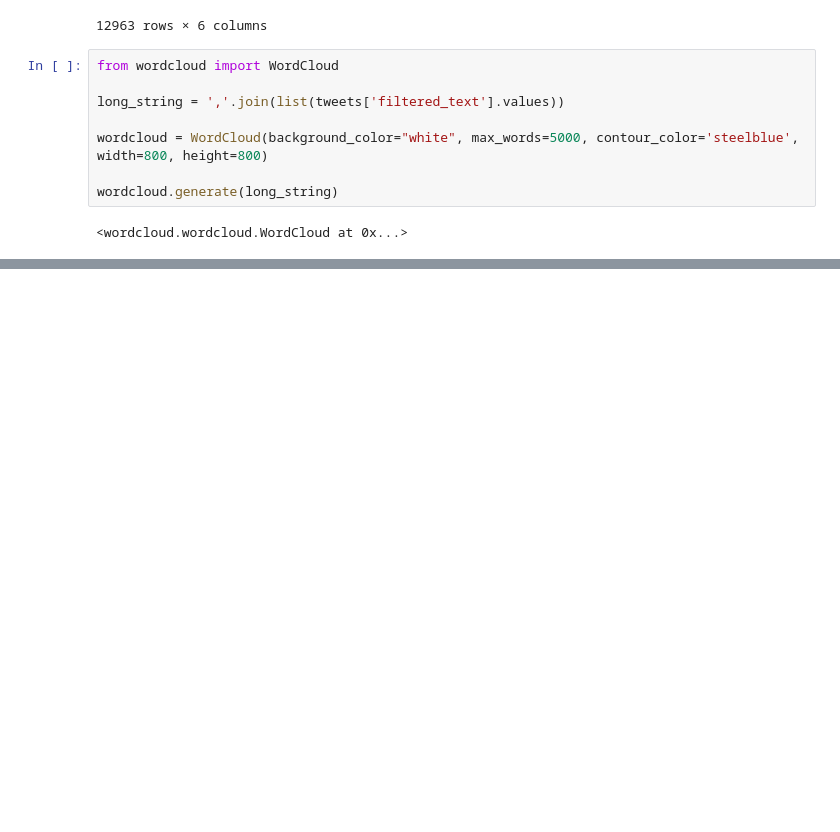
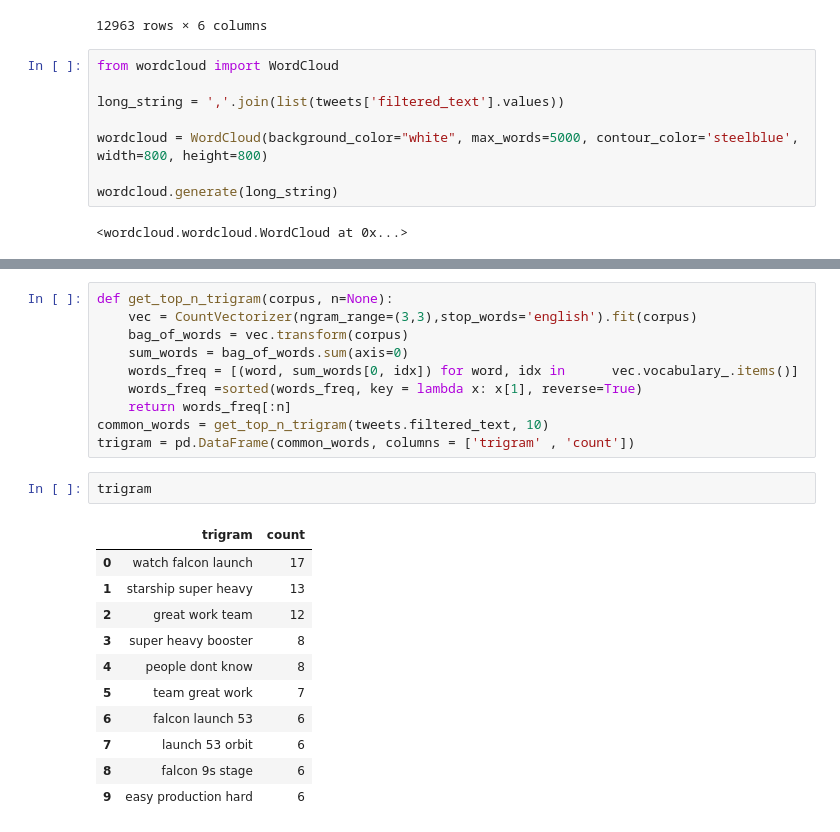
Before and after one commit to vladlevitin/finance_project, a Jupyter notebook: other.ipynb, the cells around one changed output, grey strips where cells are left out. Drawn from its saved outputs; the diff is of its cells as text; blank space fills up the shorter version.

```diff
--- a/other.ipynb
+++ b/other.ipynb
@@ -188,0 +115,24 @@ results/ldavis_prepared_10
+# %%
+def get_top_n_trigram(corpus, n=None):
+    vec = CountVectorizer(ngram_range=(3,3),stop_words='english').fit(corpus)
+    bag_of_words = vec.transform(corpus)
+    sum_words = bag_of_words.sum(axis=0)
+    words_freq = [(word, sum_words[0, idx]) for word, idx in      vec.vocabulary_.items()]
+    words_freq =sorted(words_freq, key = lambda x: x[1], reverse=True)
+    return words_freq[:n]
+common_words = get_top_n_trigram(tweets.filtered_text, 10)
+trigram = pd.DataFrame(common_words, columns = ['trigram' , 'count'])
+# %%
+trigram
+# %% [output]
+|  | trigram | count |
+| 0 | watch falcon launch | 17 |
+| 1 | starship super heavy | 13 |
+| 2 | great work team | 12 |
+| 3 | super heavy booster | 8 |
+| 4 | people dont know | 8 |
+| 5 | team great work | 7 |
+| 6 | falcon launch 53 | 6 |
+| 7 | launch 53 orbit | 6 |
+| 8 | falcon 9s stage | 6 |
+| 9 | easy production hard | 6 |
```
Also changed, not shown: parts of 12 cells of this notebook, 3 other files.
